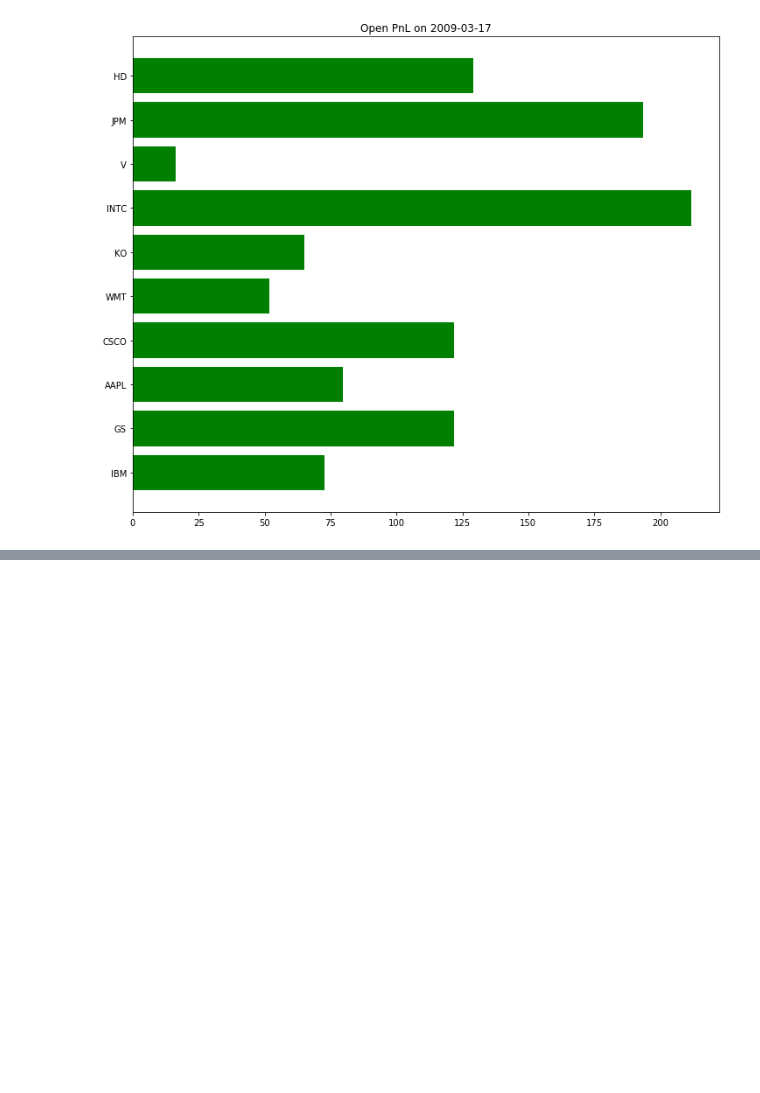
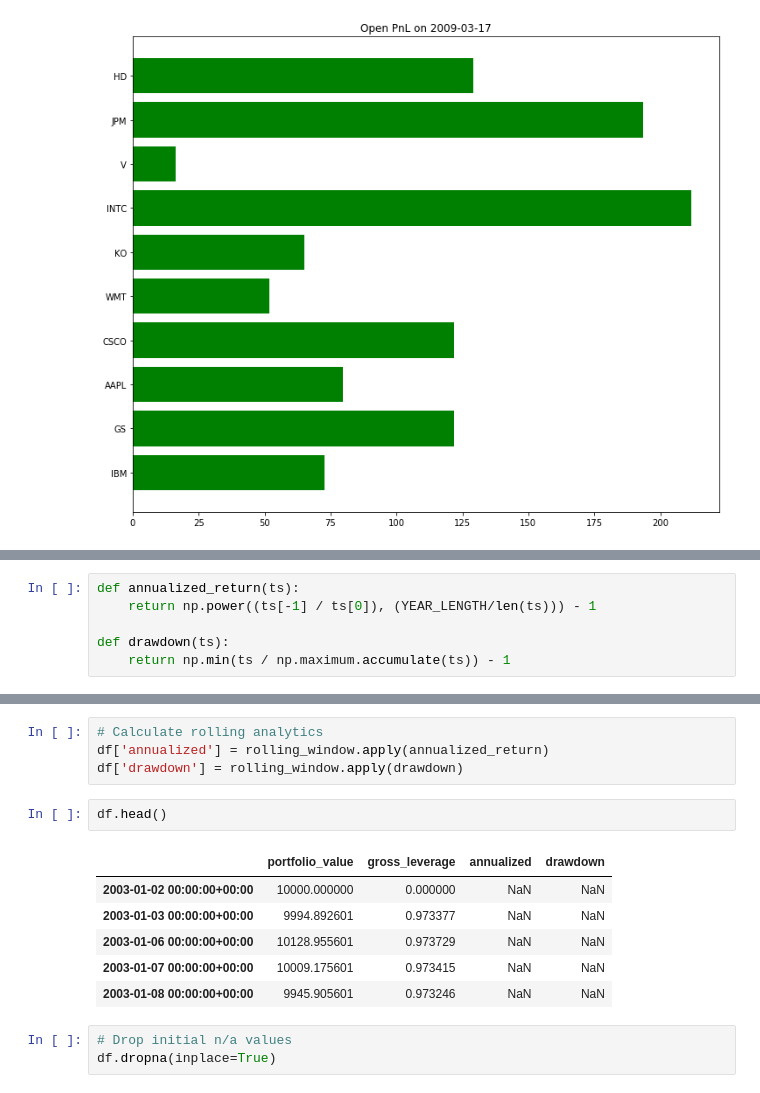
Before and after one commit to melaniemkwon/trading-evolved, a Jupyter notebook: Chapter 8 - Analyzing Backtests/_notes_backtest_analysis.ipynb, the cells around one changed output, grey strips where cells are left out. Drawn from its saved outputs; the diff is of its cells as text; blank space fills up the shorter version.

```diff
--- a/Chapter 8 - Analyzing Backtests/_notes_backtest_analysis.ipynb
+++ b/Chapter 8 - Analyzing Backtests/_notes_backtest_analysis.ipynb
@@ -395,0 +415,6 @@ plt.show()
+# %%
+def annualized_return(ts):
+    return np.power((ts[-1] / ts[0]), (YEAR_LENGTH/len(ts))) - 1
+
+def drawdown(ts):
+    return np.min(ts / np.maximum.accumulate(ts)) - 1
@@ -395,0 +442,16 @@ plt.show()
+# %%
+# Calculate rolling analytics
+df['annualized'] = rolling_window.apply(annualized_return)
+df['drawdown'] = rolling_window.apply(drawdown)
+# %%
+df.head()
+# %% [output]
+|  | portfolio_value | gross_leverage | annualized | drawdown |
+| 2003-01-02 00:00:00+00:00 | 10000.000000 | 0.000000 | NaN | NaN |
+| 2003-01-03 00:00:00+00:00 | 9994.892601 | 0.973377 | NaN | NaN |
+| 2003-01-06 00:00:00+00:00 | 10128.955601 | 0.973729 | NaN | NaN |
+| 2003-01-07 00:00:00+00:00 | 10009.175601 | 0.973415 | NaN | NaN |
+| 2003-01-08 00:00:00+00:00 | 9945.905601 | 0.973246 | NaN | NaN |
+# %%
+# Drop initial n/a values
+df.dropna(inplace=True)
```
Also changed, not shown: parts of 8 cells of this notebook.
